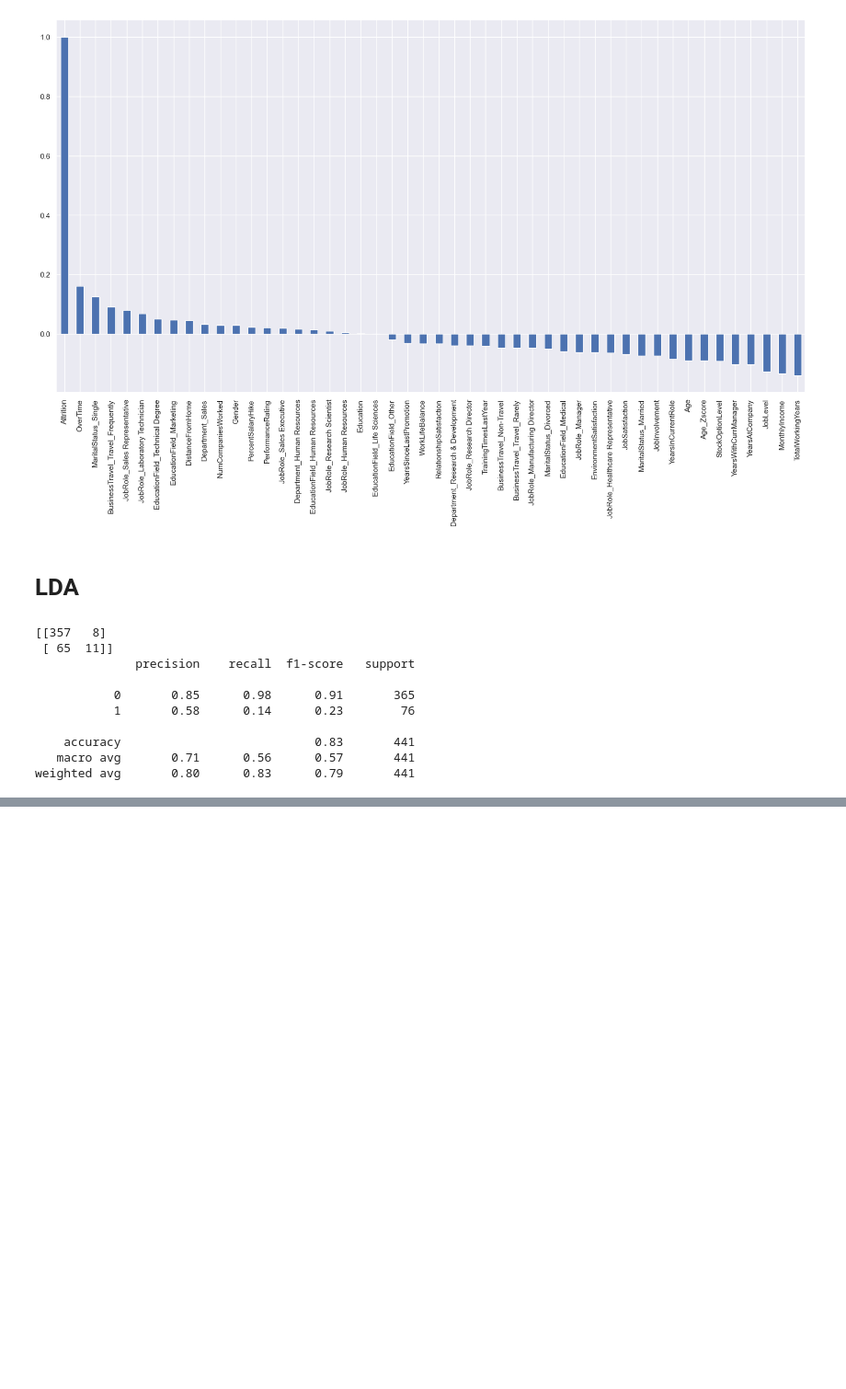
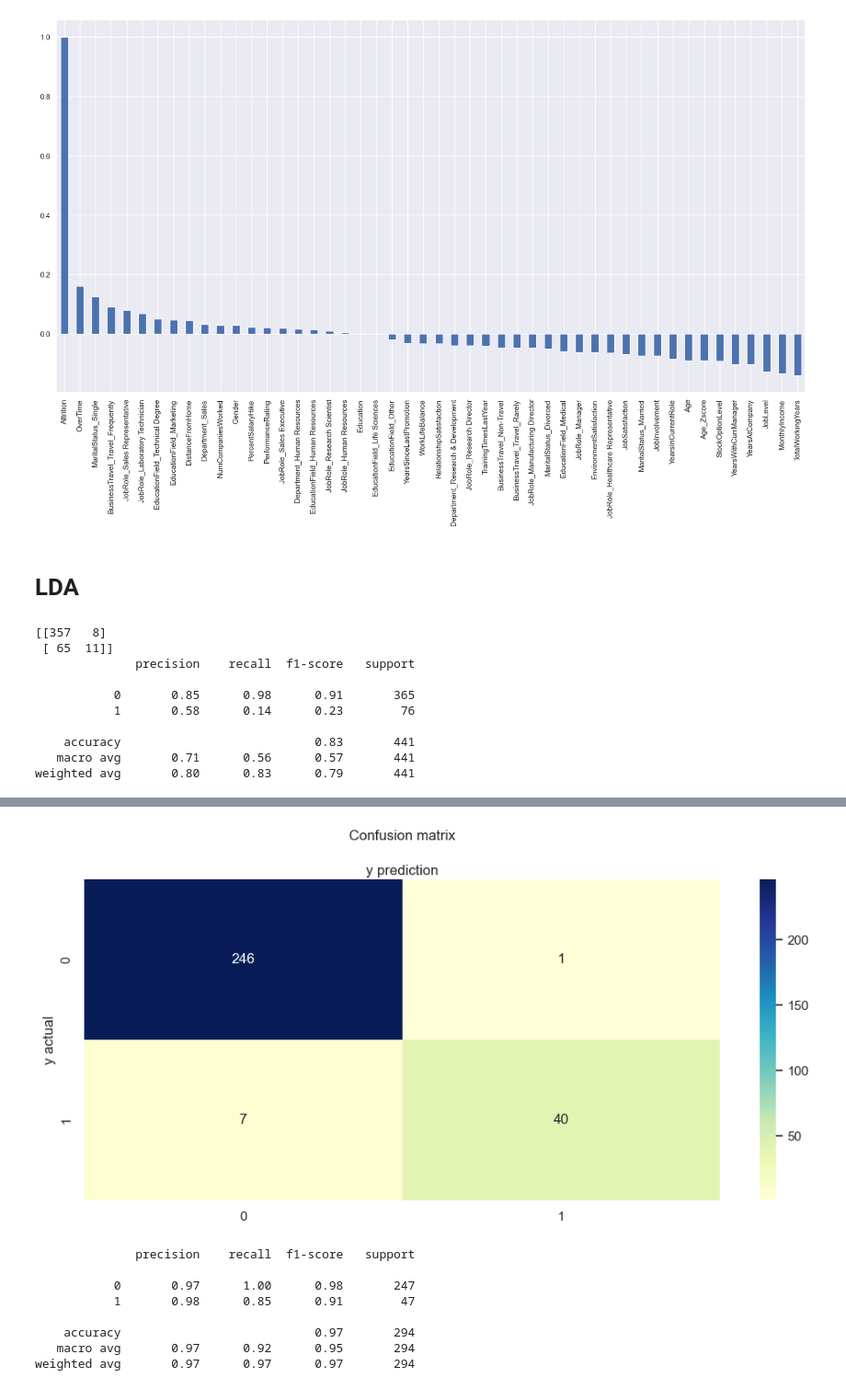
Before and after one commit to CiaraB123/Integrated-CA2, a Jupyter notebook: DF3_LDA_PCA.ipynb, the cells around one changed output, grey strips where cells are left out. Shown at 92% size. Saved outputs shown, nothing was run; the diff lists cells and outputs as text; code cells hidden in the pictures; blank space fills up the shorter version.

```diff
--- a/DF3_LDA_PCA.ipynb
+++ b/DF3_LDA_PCA.ipynb
@@ -291,0 +355,22 @@ print(confusion_matrix(Y_validation, predictions))
+# %%
+fig, ax = plt.subplots(figsize=(10,5))
+cm = metrics.confusion_matrix(y_test,y_pred)
+sns.heatmap(metrics.confusion_matrix(y_test,y_pred),annot=True, cmap="YlGnBu" ,fmt='g')
+plt.title('Confusion matrix', y=1.1)
+ax.xaxis.set_label_position("top")
+plt.tight_layout()
+plt.xlabel('y prediction')
+plt.ylabel('y actual')
+plt.show()
+
+print(classification_report(y_test, y_pred))
+# %% [output]
+[figure, added]
+              precision    recall  f1-score   support
+
+           0       0.97      1.00      0.98       247
+           1       0.98      0.85      0.91        47
+
+    accuracy                           0.97       294
+   macro avg       0.97      0.92      0.95       294
+weighted avg       0.97      0.97      0.97       294
```
Also changed, not shown: parts of 65 cells of this notebook.
